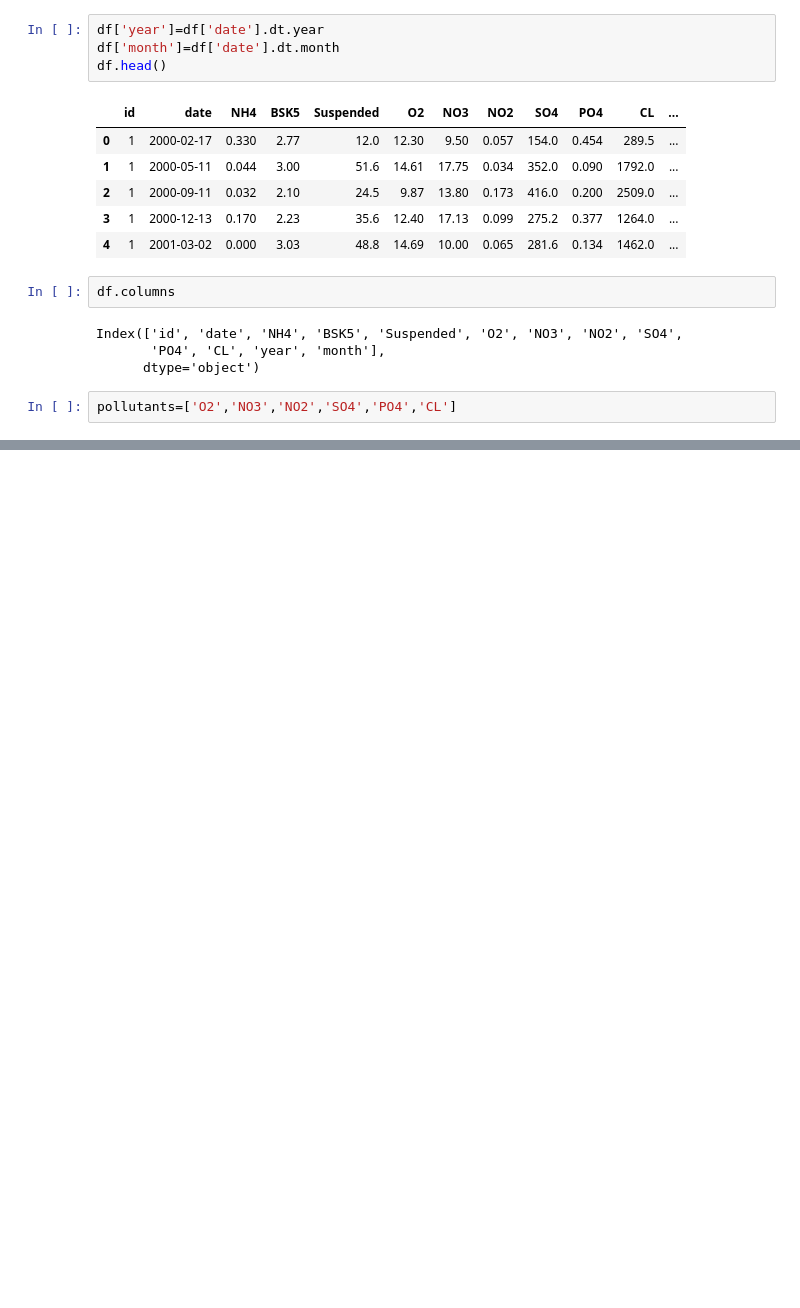
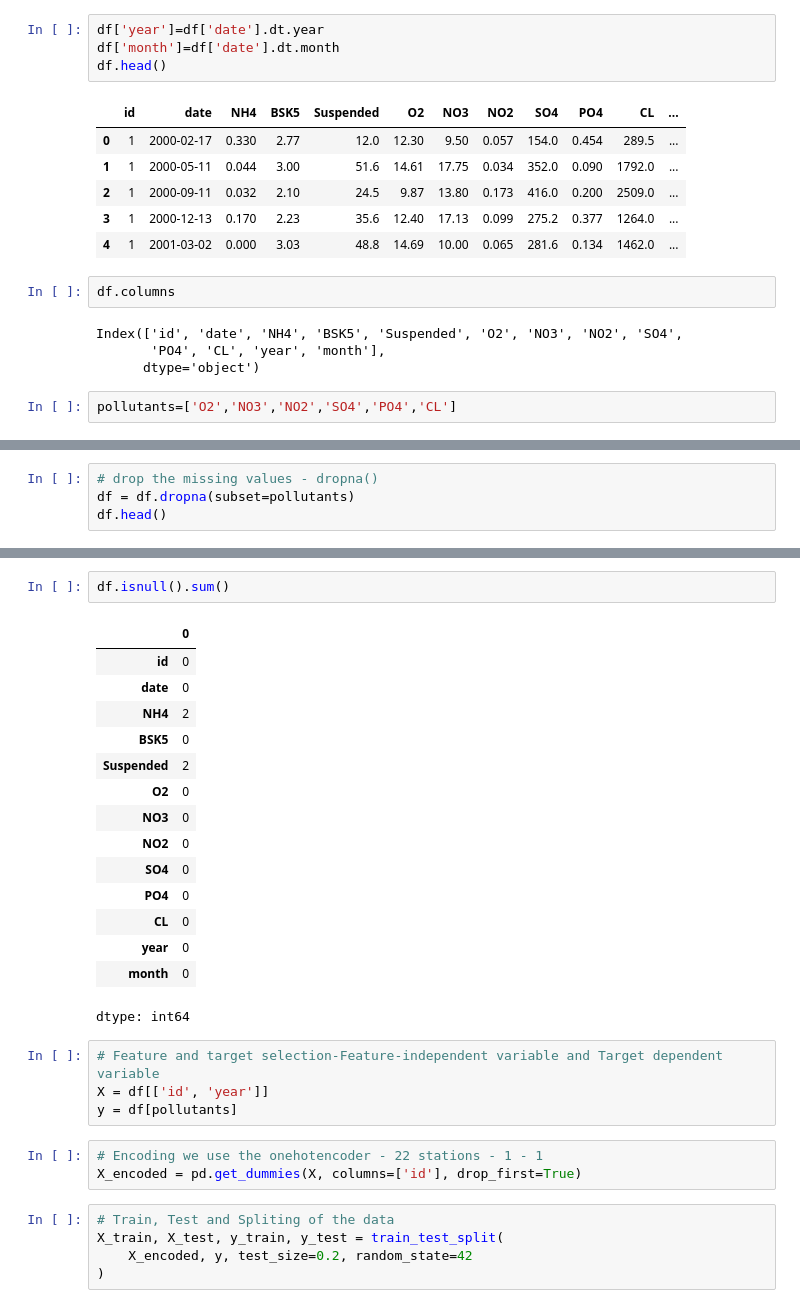
Before and after one commit to vamshi-46/Water_Quality_Prediction, a Jupyter notebook: waterprediction.ipynb, the cells around one changed output, grey strips where cells are left out. Saved outputs shown, nothing was run; the diff lists cells and outputs as text; blank space fills up the shorter version.

```diff
--- a/waterprediction.ipynb
+++ b/waterprediction.ipynb
@@ -149,0 +152,4 @@ pollutants=['O2','NO3','NO2','SO4','PO4','CL']
+# %%
+# drop the missing values - dropna()
+df = df.dropna(subset=pollutants)
+df.head()
@@ -149,0 +163,30 @@ pollutants=['O2','NO3','NO2','SO4','PO4','CL']
+# %%
+df.isnull().sum()
+# %% [output]
+|  | 0 |
+| id | 0 |
+| date | 0 |
+| NH4 | 2 |
+| BSK5 | 0 |
+| Suspended | 2 |
+| O2 | 0 |
+| NO3 | 0 |
+| NO2 | 0 |
+| SO4 | 0 |
+| PO4 | 0 |
+| CL | 0 |
+| year | 0 |
+| month | 0 |
+dtype: int64
+# %%
+# Feature and target selection-Feature-independent variable and Target dependent variable
+X = df[['id', 'year']]
+y = df[pollutants]
+# %%
+# Encoding we use the onehotencoder - 22 stations - 1 - 1
+X_encoded = pd.get_dummies(X, columns=['id'], drop_first=True)
+# %%
+# Train, Test and Spliting of the data
+X_train, X_test, y_train, y_test = train_test_split(
+    X_encoded, y, test_size=0.2, random_state=42
+)
```
Also changed, not shown: parts of 7 cells of this notebook, 1 other file.
